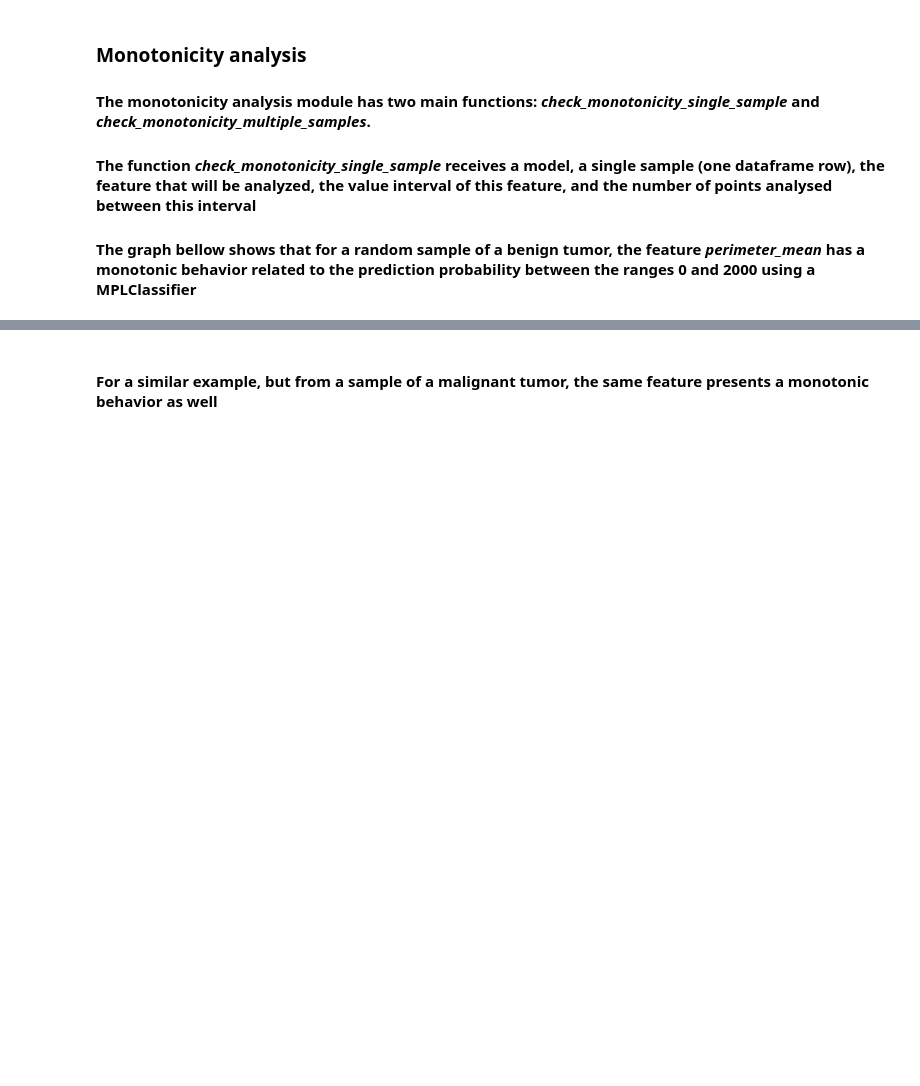
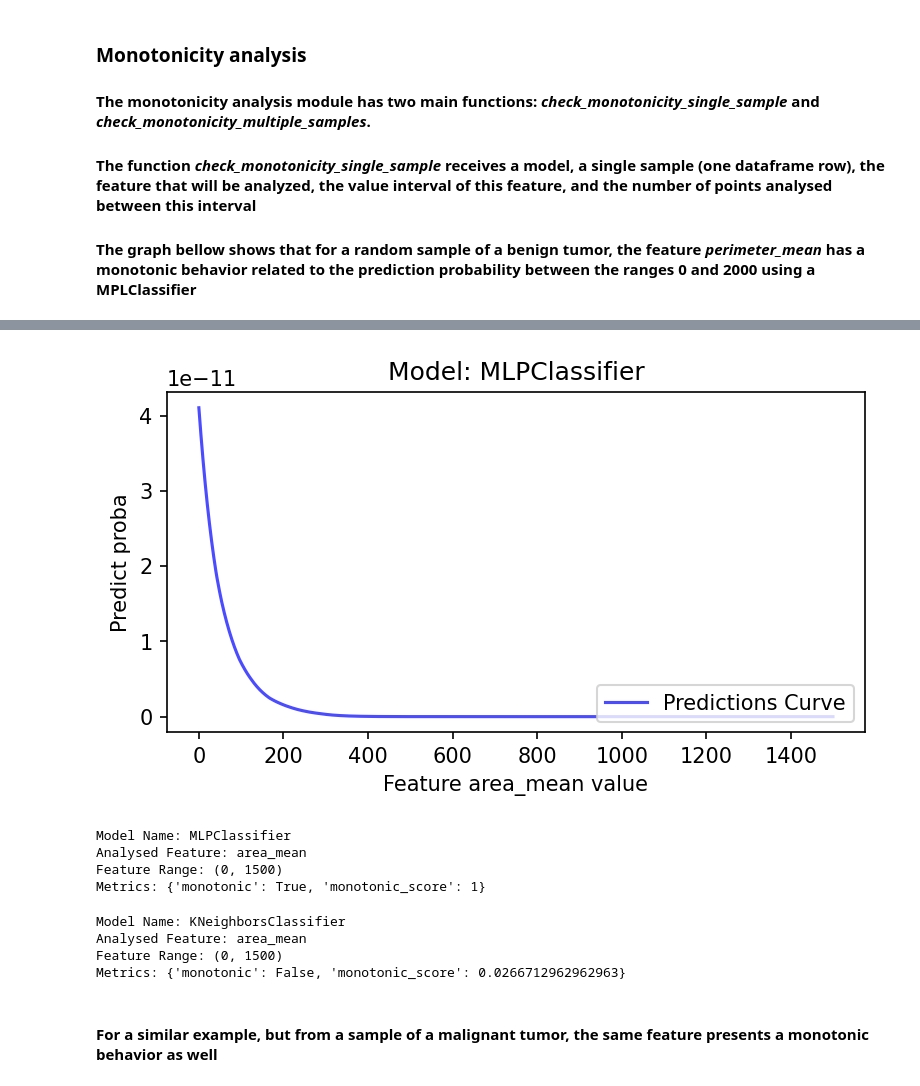
Before and after one commit to jpgianfaldoni/MLBugDetection, a Jupyter notebook: src/Tutorial.ipynb, the cells around one changed output, grey strips where cells are left out. Drawn from its saved outputs; the diff is of its cells as text; code cells hidden in the pictures; blank space fills up the shorter version.

```diff
--- a/src/Tutorial.ipynb
+++ b/src/Tutorial.ipynb
@@ -46,3 +85,27 @@ report_ben_mono = check_monotonicity_single_sample(model_path_nn, single_sample_
+# %%
+report_ben_mono4 = check_monotonicity_single_sample(model_path_nn, single_sample_ben, "area_mean", 0,1500,1)
+# %% [output]
+[figure, added]
+# %%
+print(f"Model Name: {report_ben_mono4.model_name}")
+print(f"Analysed Feature: {report_ben_mono4.analysed_feature}")
+print(f"Feature Range: {report_ben_mono4.feature_range}")
+print(f"Metrics: {report_ben_mono4.metrics}")
+# %% [output]
+Model Name: MLPClassifier
+Analysed Feature: area_mean
+Feature Range: (0, 1500)
+Metrics: {'monotonic': True, 'monotonic_score': 1}
+# %%
+print(f"Model Name: {report_ben_mono3.model_name}")
+print(f"Analysed Feature: {report_ben_mono3.analysed_feature}")
+print(f"Feature Range: {report_ben_mono3.feature_range}")
+print(f"Metrics: {report_ben_mono3.metrics}")
+# %% [output]
+Model Name: KNeighborsClassifier
+Analysed Feature: area_mean
+Feature Range: (0, 1500)
+Metrics: {'monotonic': False, 'monotonic_score': 0.0266712962962963}
 # %% [markdown]
 #### For a similar example, but from a sample of a malignant tumor, the same feature presents a monotonic behavior as well
 # %%
```
Also changed, not shown: parts of 46 cells of this notebook, 5 other files.
